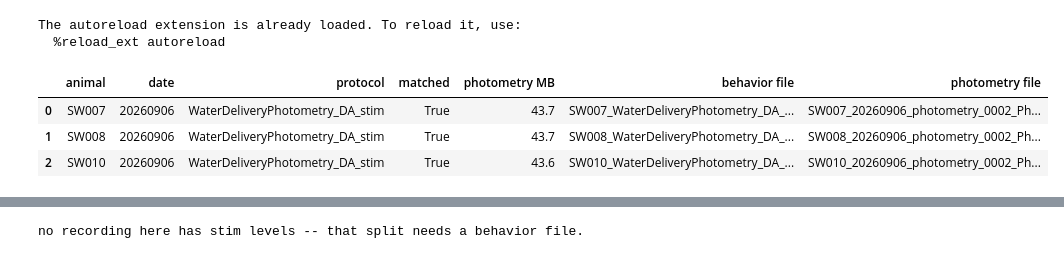
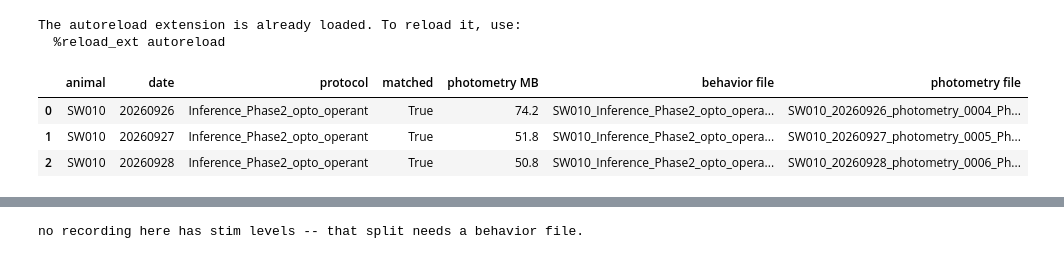
Before and after one commit to StyraxW/Behavior_plotting, a Jupyter notebook: photometry_plotting.ipynb, the cells around one changed output, grey strips where cells are left out. Cells and saved outputs as stored; diff of their text form; code cells hidden in the pictures.

```diff
--- a/photometry_plotting.ipynb
+++ b/photometry_plotting.ipynb
@@ -23,44 +1,42 @@ routes agreeing: cue onset via the fit lands within 1 ms of the edge it marks.
 # %%
 %load_ext autoreload
 %autoreload 2
 
 import sys
 sys.path.insert(0, r"c:\Misc_Coding\Uchida_lab\Behavior_plotting")
 
 import numpy as np
 import pandas as pd
 import matplotlib.pyplot as plt
 
 import photometry_data as pdm
 
 # ---- where the data lives -------------------------------------------------
-BEHAVIOR_ROOT = r"D:\WXC-related\Harvard\Uchida lab\Behavior_data"
-PHOTOMETRY_ROOT = r"D:\WXC-related\Harvard\Uchida lab\Photometry_data"
+BEHAVIOR_ROOT = r"C:\Users\Styra W\Uchida Lab Dropbox\Styra W\Styraxw_sync\Uchida_lab\Behavior_data"
+PHOTOMETRY_ROOT = r"C:\Users\Styra W\Uchida Lab Dropbox\Styra W\Styraxw_sync\Uchida_lab\Photometry_data"
 
 # ---- which sessions to work on --------------------------------------------
 # None means "everything". Each photometry file is ~45 MB, so as these folders
 # fill up, narrow this rather than loading the lot.
-ANIMALS = ["SW007", "SW008", "SW010"]
-DATES = ["20260906"]
+ANIMALS = ["SW010"]
+DATES = ["20260926", "20260927", "20260928"]
 
 # ---- sync pulses that are not trials --------------------------------------
-# Bpod toggled the line before the first real trial on these two, leaving a
-# 0.3 s / 0.8 s HIGH where an ITI is ~9 s. Dropping it here fixes both consumers
-# at once: align() stops reporting 101 pulses for 100 trials, and the TTL event
-# times -- which pair the edges positionally -- stop being off by one trial.
+# Bpod toggled the line before the first real trial. Dropping to fix the alignment.
 # The load lines below flag any session that needs an entry here.
-SKIP_PULSES = {"SW008_20260906": 1, "SW010_20260906": 1}
+# e.g. SKIP_PULSES = {"SW008_20260906": 1, "SW010_20260906": 1}
+SKIP_PULSES = {}
 
 # list_pairs() only reads file names and sizes -- nothing is loaded yet, so this
 # stays fast however big the folders get. Check it before committing to a load.
 pdm.list_pairs(BEHAVIOR_ROOT, PHOTOMETRY_ROOT, animals=ANIMALS, dates=DATES)
 # %% [output]
 The autoreload extension is already loaded. To reload it, use:
   %reload_ext autoreload
 |  | animal | date | protocol | matched | photometry MB | behavior file | photometry file |
-| 0 | SW007 | 20260906 | WaterDeliveryPhotometry_DA_stim | True | 43.7 | SW007_WaterDeliveryPhotometry_DA_... | SW007_20260906_photometry_0002_Ph... |
-| 1 | SW008 | 20260906 | WaterDeliveryPhotometry_DA_stim | True | 43.7 | SW008_WaterDeliveryPhotometry_DA_... | SW008_20260906_photometry_0002_Ph... |
-| 2 | SW010 | 20260906 | WaterDeliveryPhotometry_DA_stim | True | 43.6 | SW010_WaterDeliveryPhotometry_DA_... | SW010_20260906_photometry_0002_Ph... |
+| 0 | SW010 | 20260926 | Inference_Phase2_opto_operant | True | 74.2 | SW010_Inference_Phase2_opto_opera... | SW010_20260926_photometry_0004_Ph... |
+| 1 | SW010 | 20260927 | Inference_Phase2_opto_operant | True | 51.8 | SW010_Inference_Phase2_opto_opera... | SW010_20260927_photometry_0005_Ph... |
+| 2 | SW010 | 20260928 | Inference_Phase2_opto_operant | True | 50.8 | SW010_Inference_Phase2_opto_opera... | SW010_20260928_photometry_0006_Ph... |
 # %%
 sessions = pdm.load_all(BEHAVIOR_ROOT, PHOTOMETRY_ROOT,
                         animals=ANIMALS, dates=DATES, skip_pulses=SKIP_PULSES)
```
Also changed, not shown: parts of 16 cells of this notebook, 1 other file.
